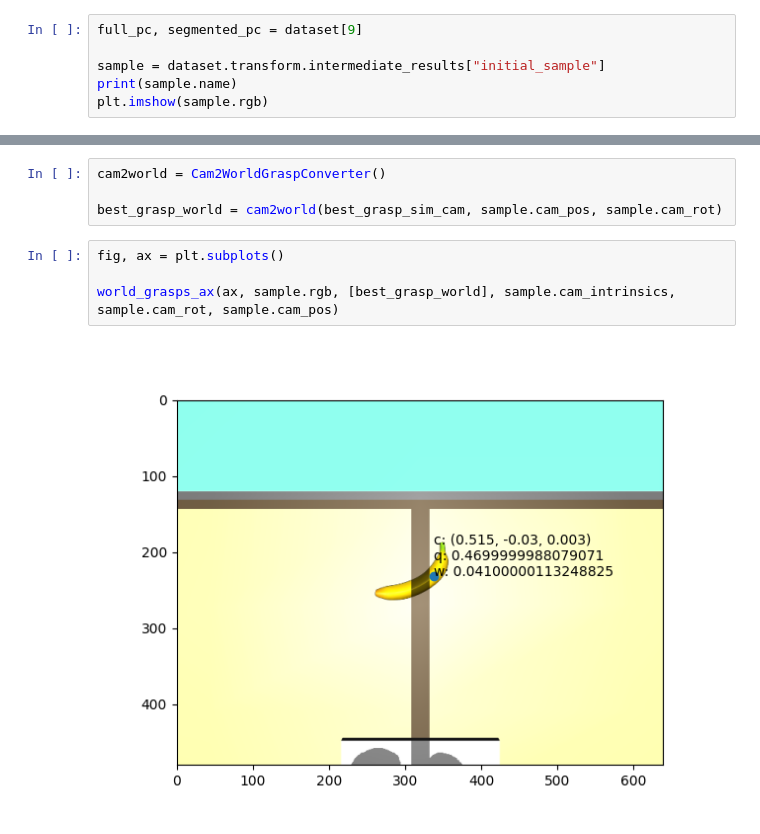
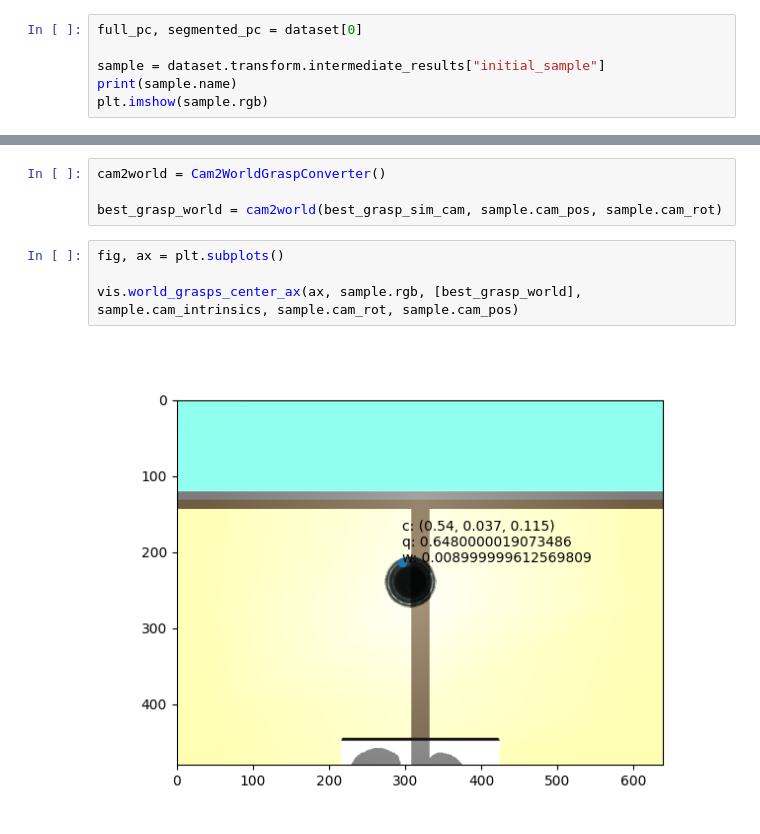
Before and after one commit to m0dd0/ContactGraspnetBenchmark, a Jupyter notebook: notebooks/02_process_sample.ipynb, the cells around one changed output, grey strips where cells are left out. Saved outputs shown, nothing was run; the diff lists cells and outputs as text.

```diff
--- a/notebooks/02_process_sample.ipynb
+++ b/notebooks/02_process_sample.ipynb
@@ -44,7 +44,7 @@ dataset = YCBSimulationData(
     ),
 )
 # %%
-full_pc, segmented_pc = dataset[9]
+full_pc, segmented_pc = dataset[0]
 
 sample = dataset.transform.intermediate_results["initial_sample"]
 print(sample.name)
@@ -94,6 +96,6 @@ best_grasp_world = cam2world(best_grasp_sim_cam, sample.cam_pos, sample.cam_rot)
 # %%
 fig, ax = plt.subplots()
 
-world_grasps_ax(ax, sample.rgb, [best_grasp_world], sample.cam_intrinsics, sample.cam_rot, sample.cam_pos)
+vis.world_grasps_center_ax(ax, sample.rgb, [best_grasp_world], sample.cam_intrinsics, sample.cam_rot, sample.cam_pos)
 # %% [output]
-[figure, old version]
+[figure, new version]
```
Also changed, not shown: parts of 7 cells of this notebook.
